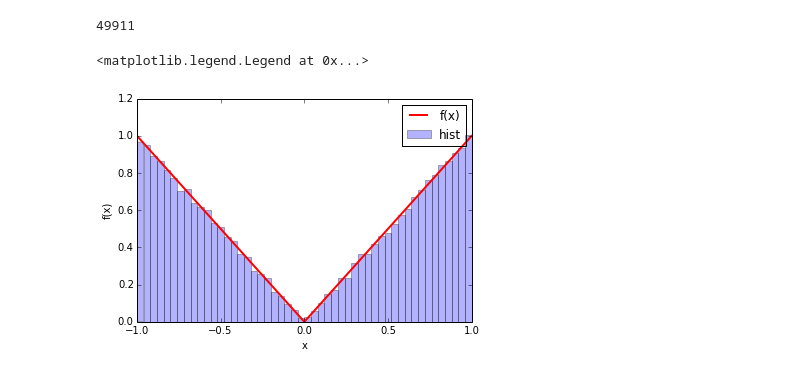
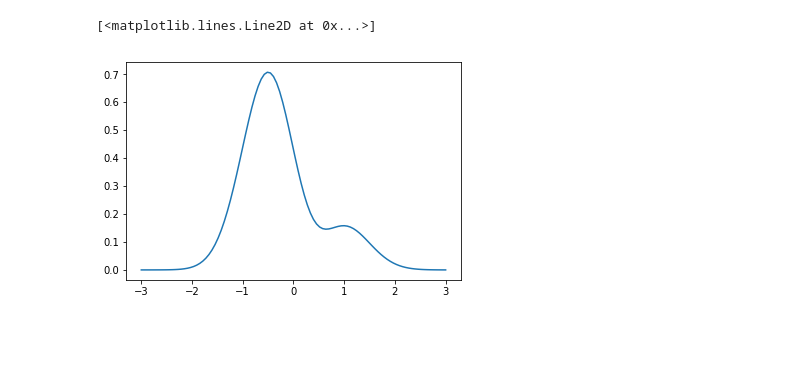
Before and after one commit to cranmer/intro-exp-phys-II, a Jupyter notebook: accept-reject.ipynb, the cells around one changed output. Drawn from its saved outputs; the diff is of its cells as text; code cells hidden in the pictures; blank space fills up the shorter version.

```diff
--- a/accept-reject.ipynb
+++ b/accept-reject.ipynb
@@ -28,14 +0,0 @@ def accept_reject(n_samples):
-# %%
-test_x = accept_reject(100000)
-test_x.size
-# %% [output]
-49911
-# %%
-counts, bins, patches = plt.hist(test_x, bins=50,normed=True, alpha=0.3)
-plt.plot(bins, f(bins), c='r', lw=2)
-plt.xlabel('x')
-plt.ylabel('f(x)')
-plt.legend(('f(x)','hist'))
-# %% [output]
-<matplotlib.legend.Legend at 0x...>
-[figure, removed]
@@ -41,0 +4,11 @@ plt.legend(('f(x)','hist'))
+# %%
+def p(x):
+    return np.sin(x-0.5)**2 * np.exp(-x**2) + .2*np.exp(-x**2)
+# %%
+x = np.linspace(-3,3,100)
+y = p(x)
+# %%
+plt.plot(x,y)
+# %% [output]
+[<matplotlib.lines.Line2D at 0x...>]
+[figure, added]
```
Also changed, not shown: parts of 21 cells of this notebook, 5 other files.
